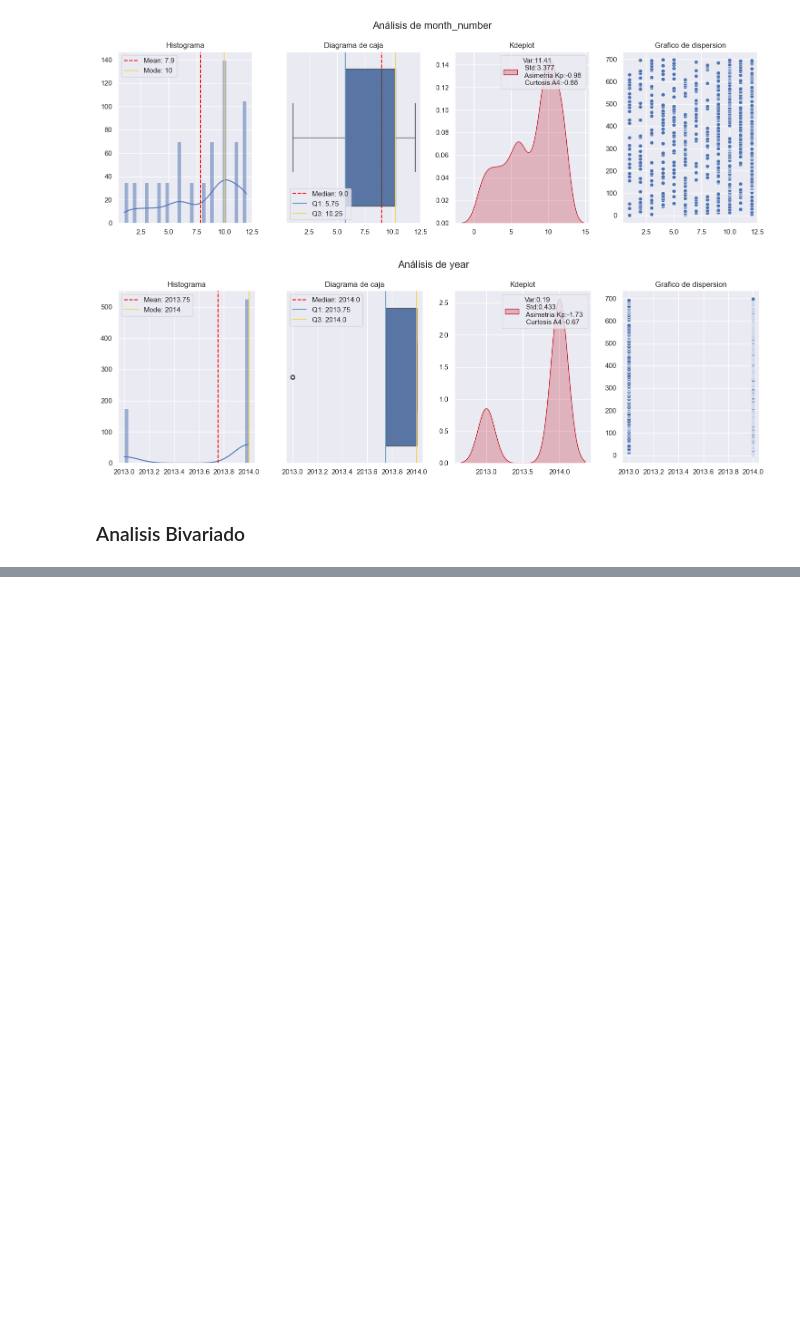
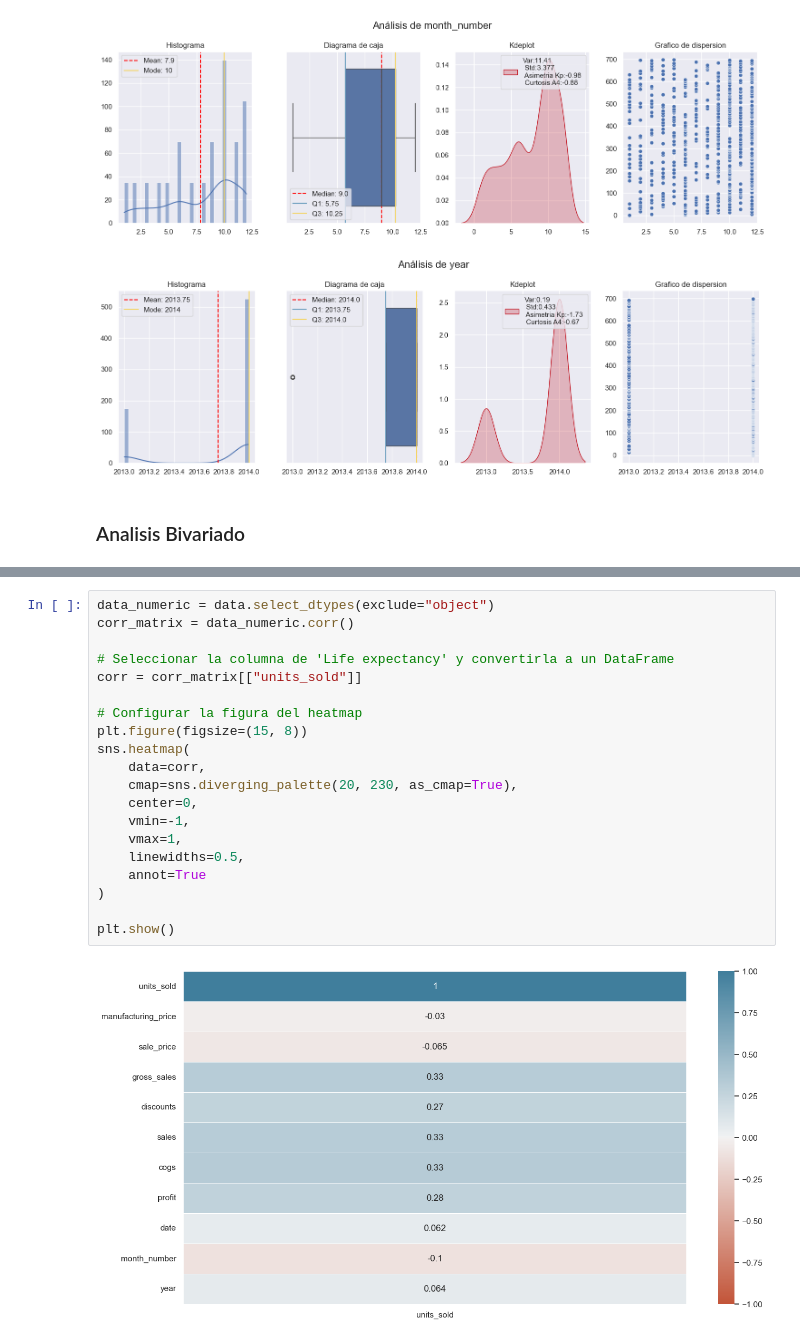
Before and after one commit to jluis-ml/Proyecto-Empresa-Finanzas, a Jupyter notebook: 3_EDA.ipynb, the cells around one changed output, grey strips where cells are left out. Saved outputs shown, nothing was run; the diff lists cells and outputs as text; blank space fills up the shorter version.

```diff
--- a/3_EDA.ipynb
+++ b/3_EDA.ipynb
@@ -336,0 +345,22 @@ analyze_data(data_numeric_)
+# %%
+data_numeric = data.select_dtypes(exclude="object")
+corr_matrix = data_numeric.corr()
+
+# Seleccionar la columna de 'Life expectancy' y convertirla a un DataFrame
+corr = corr_matrix[["units_sold"]]
+
+# Configurar la figura del heatmap
+plt.figure(figsize=(15, 8))
+sns.heatmap(
+    data=corr,
+    cmap=sns.diverging_palette(20, 230, as_cmap=True),
+    center=0,
+    vmin=-1,
+    vmax=1,
+    linewidths=0.5,
+    annot=True
+)
+
+plt.show()
+# %% [output]
+[figure, added]
```
Also changed, not shown: parts of 12 cells of this notebook.
